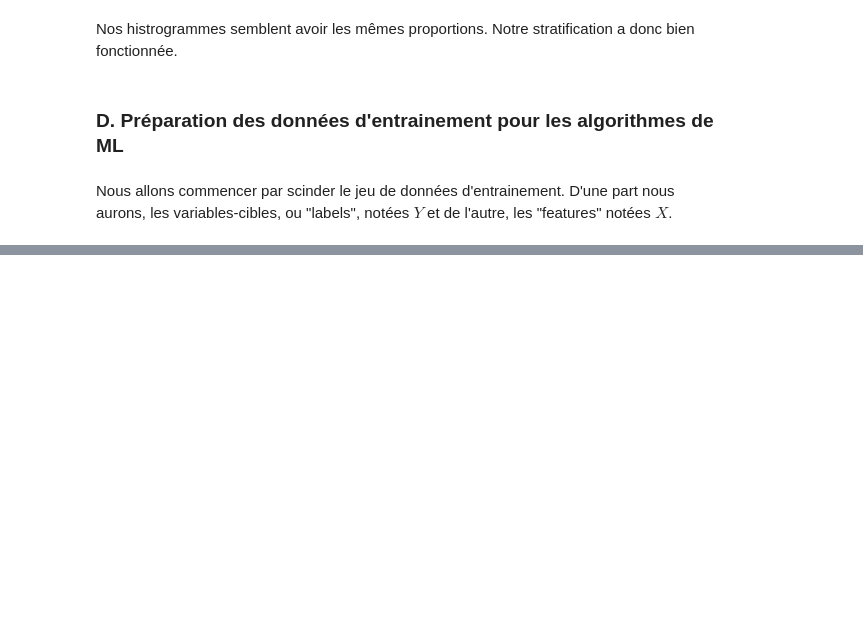
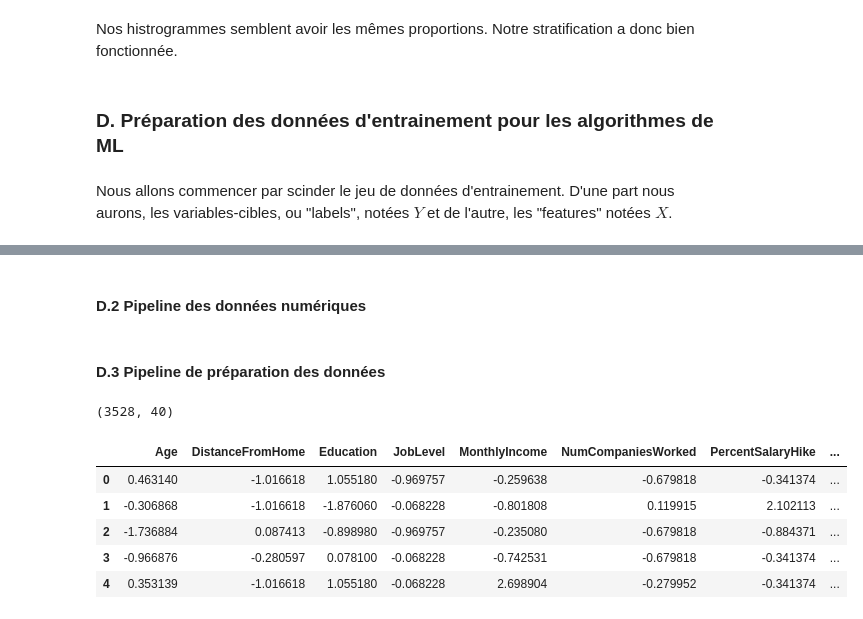
Before and after one commit to Ugo-Girard-Tissier/Projet-IA, a Jupyter notebook: Projet IA.ipynb, the cells around one changed output, grey strips where cells are left out. Cells and saved outputs as stored; diff of their text form; code cells hidden in the pictures; blank space fills up the shorter version.

```diff
--- a/Projet IA.ipynb
+++ b/Projet IA.ipynb
@@ -325,0 +409,8 @@ train_set_labels = train_set["Attrition"].copy()
+# %%
+from sklearn.preprocessing import OneHotEncoder
+
+cat_pipeline = Pipeline([
+    ('cat_encoder', OneHotEncoder())
+])
+# %% [markdown]
+#### D.2  Pipeline des données numériques
@@ -325,0 +425,2 @@ train_set_labels = train_set["Attrition"].copy()
+# %% [markdown]
+#### D.3  Pipeline de préparation des données
@@ -325,0 +434,33 @@ train_set_labels = train_set["Attrition"].copy()
+# %%
+train_set_features_prepared = full_pipeline.fit_transform(train_set_features)
+# %% [output]
+(3528, 40)
+# %%
+BusinessTravel_list = list(set(train_set_features['BusinessTravel']))
+BusinessTravel_list.reverse()
+BusinessTravel_list = [sub + '_BusinessTravel' for sub in BusinessTravel_list]
+
+Department_list = list(set(train_set_features['Department']))
+Department_list.reverse()
+Department_list = [sub + '_Department' for sub in Department_list]
+
+EducationField_list = list(set(train_set_features['EducationField']))
+EducationField_list.reverse()
+EducationField_list = [sub + '_EducationField' for sub in EducationField_list]
+
+JobRole_list = list(set(train_set_features['JobRole']))
+JobRole_list.reverse()
+JobRole_list = [sub + '_JobRole' for sub in JobRole_list]
+
+train_set_features_prepared_pd = pd.DataFrame(
+    train_set_features_prepared,
+    columns = train_set_features_num + BusinessTravel_list + Department_list + EducationField_list + JobRole_list)
+
+train_set_features_prepared_pd.head().style
+# %% [output]
+|  | Age | DistanceFromHome | Education | JobLevel | MonthlyIncome | NumCompaniesWorked | PercentSalaryHike | ... |
+| 0 | 0.463140 | -1.016618 | 1.055180 | -0.969757 | -0.259638 | -0.679818 | -0.341374 | ... |
+| 1 | -0.306868 | -1.016618 | -1.876060 | -0.068228 | -0.801808 | 0.119915 | 2.102113 | ... |
+| 2 | -1.736884 | 0.087413 | -0.898980 | -0.969757 | -0.235080 | -0.679818 | -0.884371 | ... |
+| 3 | -0.966876 | -0.280597 | 0.078100 | -0.068228 | -0.742531 | -0.679818 | -0.341374 | ... |
+| 4 | 0.353139 | -1.016618 | 1.055180 | -0.068228 | 2.698904 | -0.279952 | -0.341374 | ... |
```
Also changed, not shown: parts of 26 cells of this notebook.
